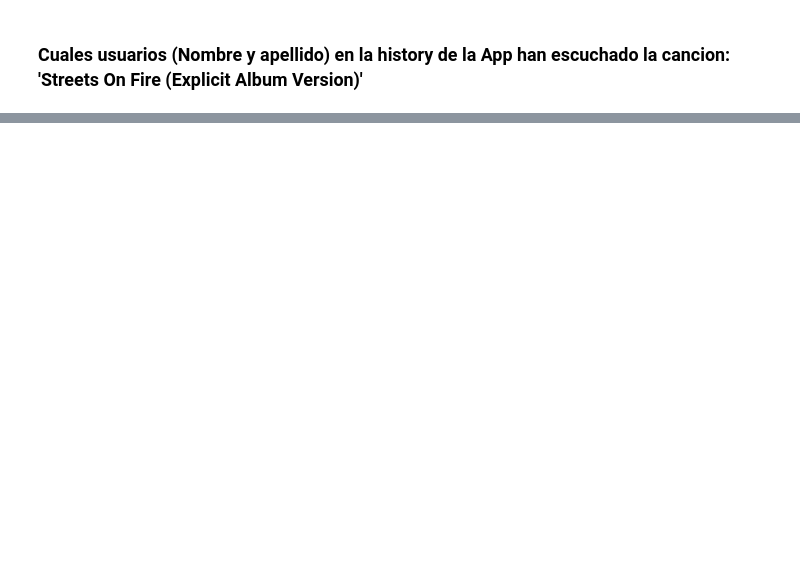
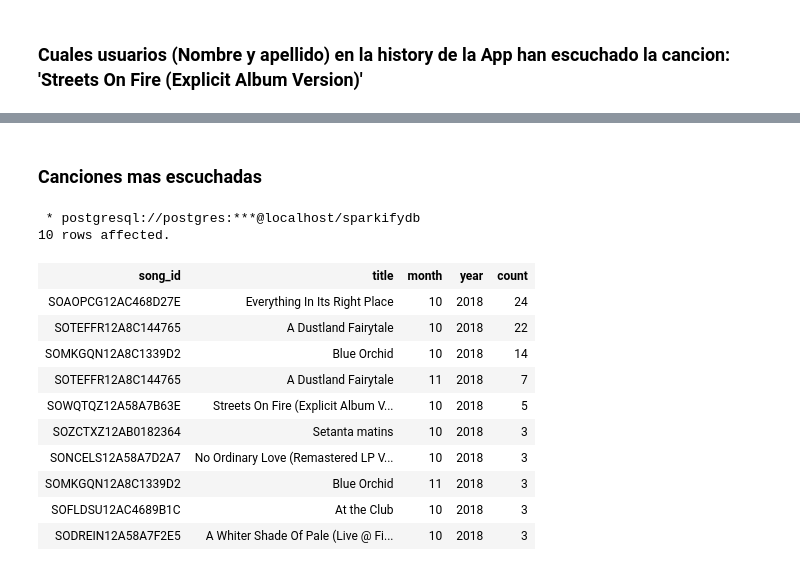
Before and after one commit to jcardona1983/proyecto_dep18, a Jupyter notebook: Data_analisis.ipynb, the cells around one changed output, grey strips where cells are left out. Drawn from its saved outputs; the diff is of its cells as text; code cells hidden in the pictures; blank space fills up the shorter version.

```diff
--- a/Data_analisis.ipynb
+++ b/Data_analisis.ipynb
@@ -112,0 +165,29 @@ FROM songs s
+# %% [markdown]
+### Canciones mas escuchadas
+# %%
+%%sql
+SELECT l.song_id,
+       s.title,
+       t.month,
+       t.year,
+       count(*)
+FROM songplays l
+     INNER JOIN songs s ON (l.song_id = s.song_id)
+     INNER JOIN time t ON (l.start_time = t.start_time)
+GROUP BY 1,2,3,4
+ORDER BY 5 DESC,2 DESC
+LIMIT 10;
+# %% [output]
+ * postgresql://postgres:***@localhost/sparkifydb
+10 rows affected.
+| song_id | title | month | year | count |
+| SOAOPCG12AC468D27E | Everything In Its Right Place | 10 | 2018 | 24 |
+| SOTEFFR12A8C144765 | A Dustland Fairytale | 10 | 2018 | 22 |
+| SOMKGQN12A8C1339D2 | Blue Orchid | 10 | 2018 | 14 |
+| SOTEFFR12A8C144765 | A Dustland Fairytale | 11 | 2018 | 7 |
+| SOWQTQZ12A58A7B63E | Streets On Fire (Explicit Album V... | 10 | 2018 | 5 |
+| SOZCTXZ12AB0182364 | Setanta matins | 10 | 2018 | 3 |
+| SONCELS12A58A7D2A7 | No Ordinary Love (Remastered LP V... | 10 | 2018 | 3 |
+| SOMKGQN12A8C1339D2 | Blue Orchid | 11 | 2018 | 3 |
+| SOFLDSU12AC4689B1C | At the Club | 10 | 2018 | 3 |
+| SODREIN12A58A7F2E5 | A Whiter Shade Of Pale (Live @ Fi... | 10 | 2018 | 3 |
```
Also changed, not shown: parts of 12 cells of this notebook, 1 other file.
